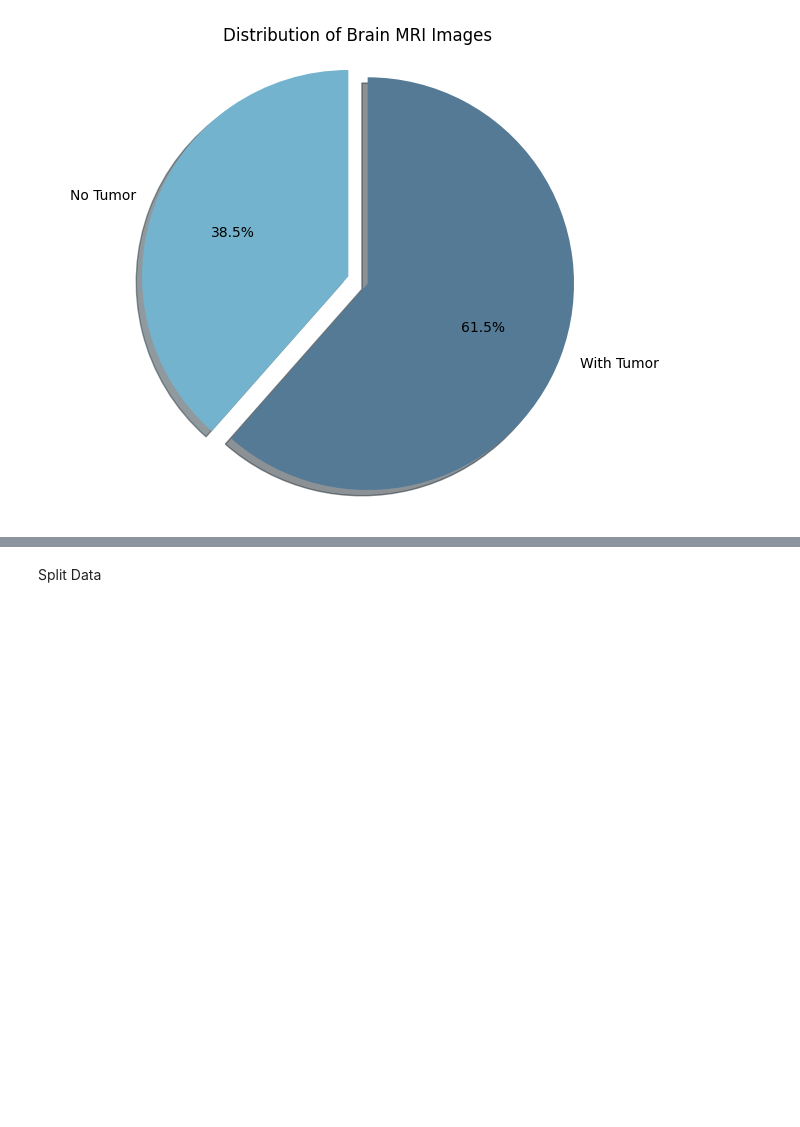
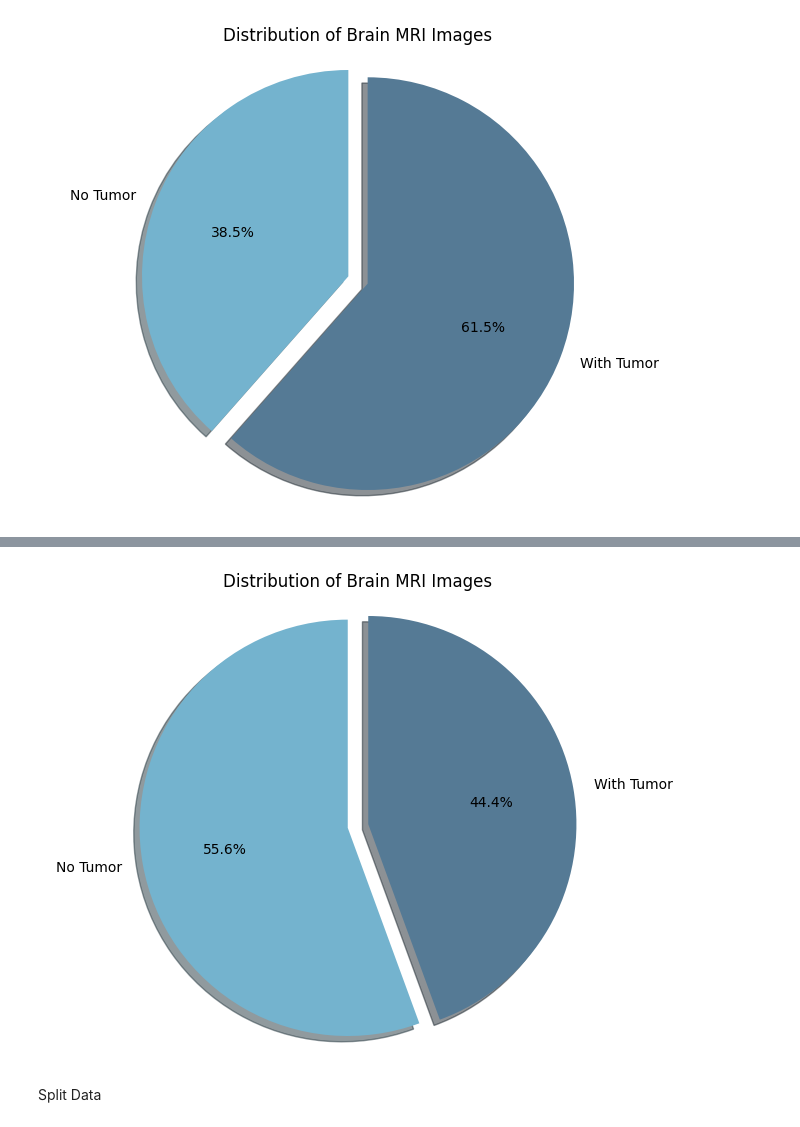
Before and after one commit to Ariamestra/BrainTumorFinal, a Jupyter notebook: BrainTumor.ipynb, the cells around one changed output, grey strips where cells are left out. Drawn from its saved outputs; the diff is of its cells as text; code cells hidden in the pictures; blank space fills up the shorter version.

```diff
--- a/BrainTumor.ipynb
+++ b/BrainTumor.ipynb
@@ -374,3 +415,16 @@ plt.show()
+# %%
+labels_count = [np.sum(labels == 0), np.sum(labels == 1)]
+chart_labels = ['No Tumor', 'With Tumor']
+colors = ['#74B3CE', '#557A95']
+explode = (0, 0.1)
+
+plt.figure(figsize=(8, 6))
+plt.pie(labels_count, explode=explode, labels=chart_labels, colors=colors, autopct='%1.1f%%', shadow=True, startangle=90)
+plt.axis('equal')
+plt.title('Distribution of Brain MRI Images')
+plt.show()
+# %% [output]
+[figure, added]
 # %% [markdown]
 Split Data
 # %%
```
Also changed, not shown: parts of 6 cells of this notebook.
